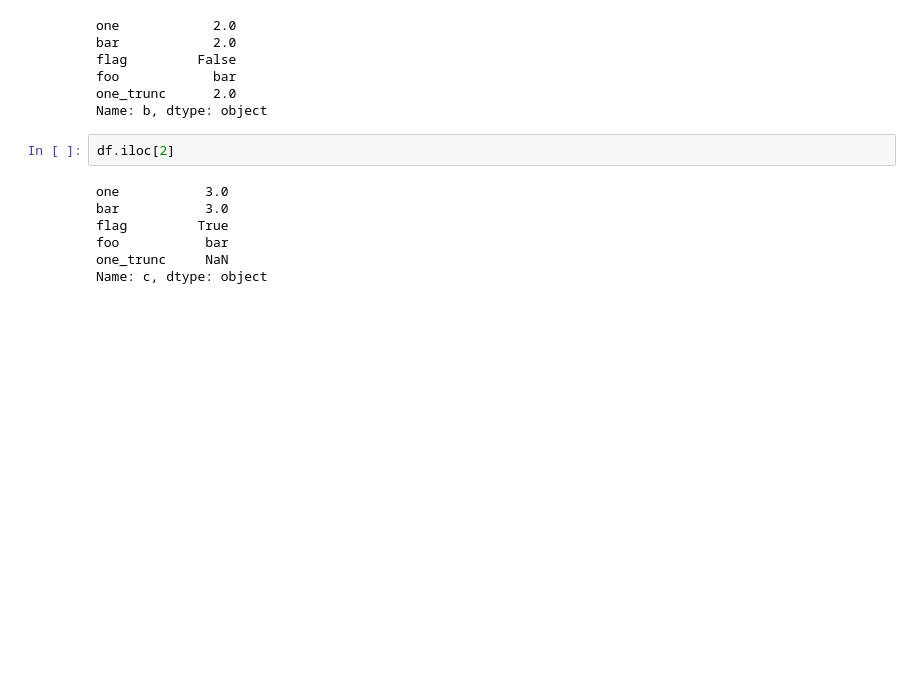
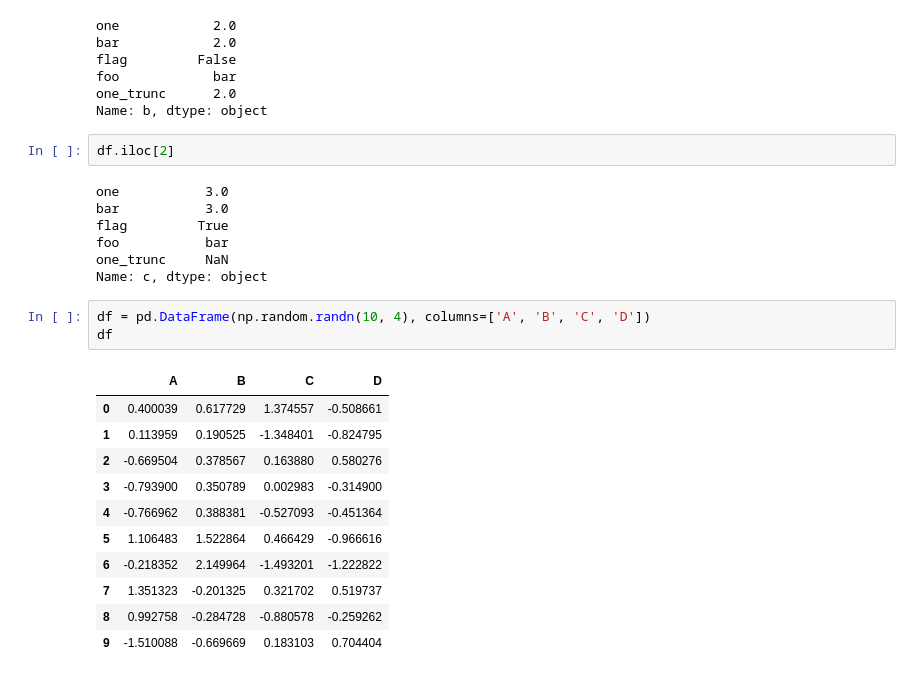
Before and after one commit to imvickykumar999/Hyper-4D-Game, a Jupyter notebook: 4D Games/Panel_4D.ipynb, the cells around one changed output. Cells and saved outputs as stored; diff of their text form; blank space fills up the shorter version.

```diff
--- a/4D Games/Panel_4D.ipynb
+++ b/4D Games/Panel_4D.ipynb
@@ -512,3 +512,18 @@ flag         True
 foo           bar
 one_trunc     NaN
 Name: c, dtype: object
+# %%
+df = pd.DataFrame(np.random.randn(10, 4), columns=['A', 'B', 'C', 'D'])
+df
+# %% [output]
+|  | A | B | C | D |
+| 0 | 0.400039 | 0.617729 | 1.374557 | -0.508661 |
+| 1 | 0.113959 | 0.190525 | -1.348401 | -0.824795 |
+| 2 | -0.669504 | 0.378567 | 0.163880 | 0.580276 |
+| 3 | -0.793900 | 0.350789 | 0.002983 | -0.314900 |
+| 4 | -0.766962 | 0.388381 | -0.527093 | -0.451364 |
+| 5 | 1.106483 | 1.522864 | 0.466429 | -0.966616 |
+| 6 | -0.218352 | 2.149964 | -1.493201 | -1.222822 |
+| 7 | 1.351323 | -0.201325 | 0.321702 | 0.519737 |
+| 8 | 0.992758 | -0.284728 | -0.880578 | -0.259262 |
+| 9 | -1.510088 | -0.669669 | 0.183103 | 0.704404 |
```
Also changed, not shown: parts of 18 cells of this notebook.
